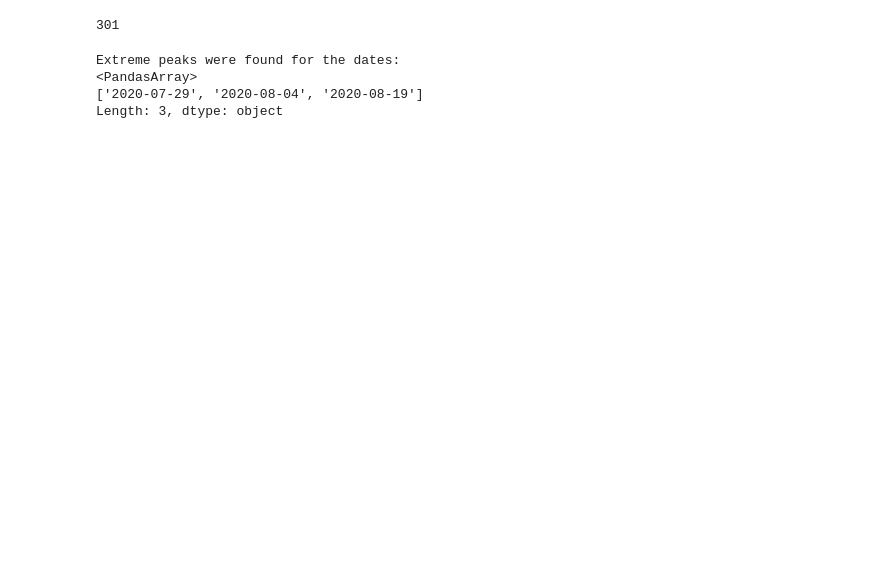
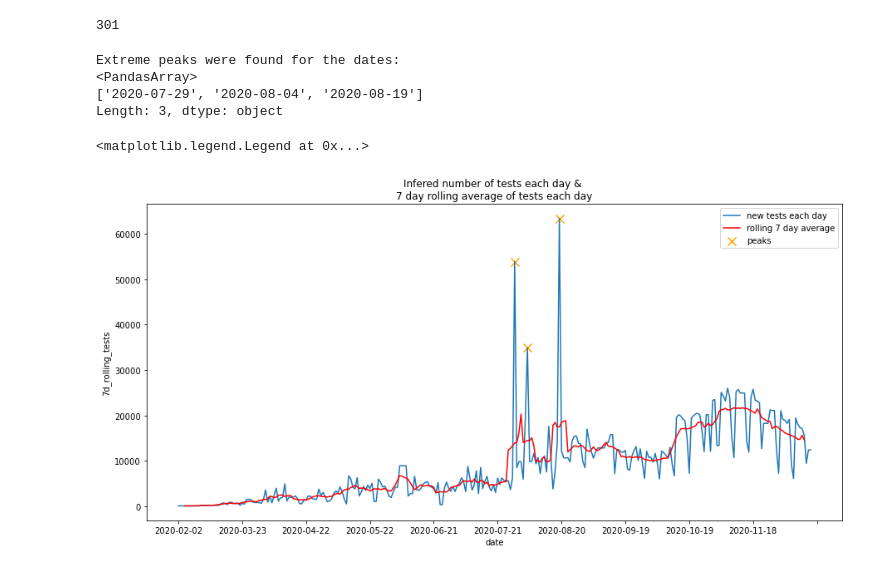
Before and after one commit to fivoskal/greece-covid-data-representation, a Jupyter notebook: owid.ipynb, the cells around one changed output. Saved outputs shown, nothing was run; the diff lists cells and outputs as text; code cells hidden in the pictures; blank space fills up the shorter version.

```diff
--- a/owid.ipynb
+++ b/owid.ipynb
@@ -126,4 +126,18 @@ Extreme peaks were found for the dates:
 <PandasArray>
 ['2020-07-29', '2020-08-04', '2020-08-19']
 Length: 3, dtype: object
+# %%
+fig, ax = plt.subplots(figsize=(15,7))
+g = sns.lineplot(data=inf_gr, x="date", y="new_tests")
+g.set(xticks=[ i for i in range(len(inf_gr)) if i%30==0] )
+g.scatter(argpeaks, peaks, marker='x', color='orange', s=100)
+plt.title("Infered number of tests each day & \n7 day rolling average of tests each day")
+
+inf_gr ["7d_rolling_tests"] = inf_gr.new_tests.rolling(7).mean().shift(-3)
+
+g = sns.lineplot(data=inf_gr, x="date", y="7d_rolling_tests", color='red', ax=ax)
+g.legend(["new tests each day", "rolling 7 day average", "peaks"])
+# %% [output]
+<matplotlib.legend.Legend at 0x...>
+[figure, added]
 # %%
```
Also changed, not shown: parts of 6 cells of this notebook.
